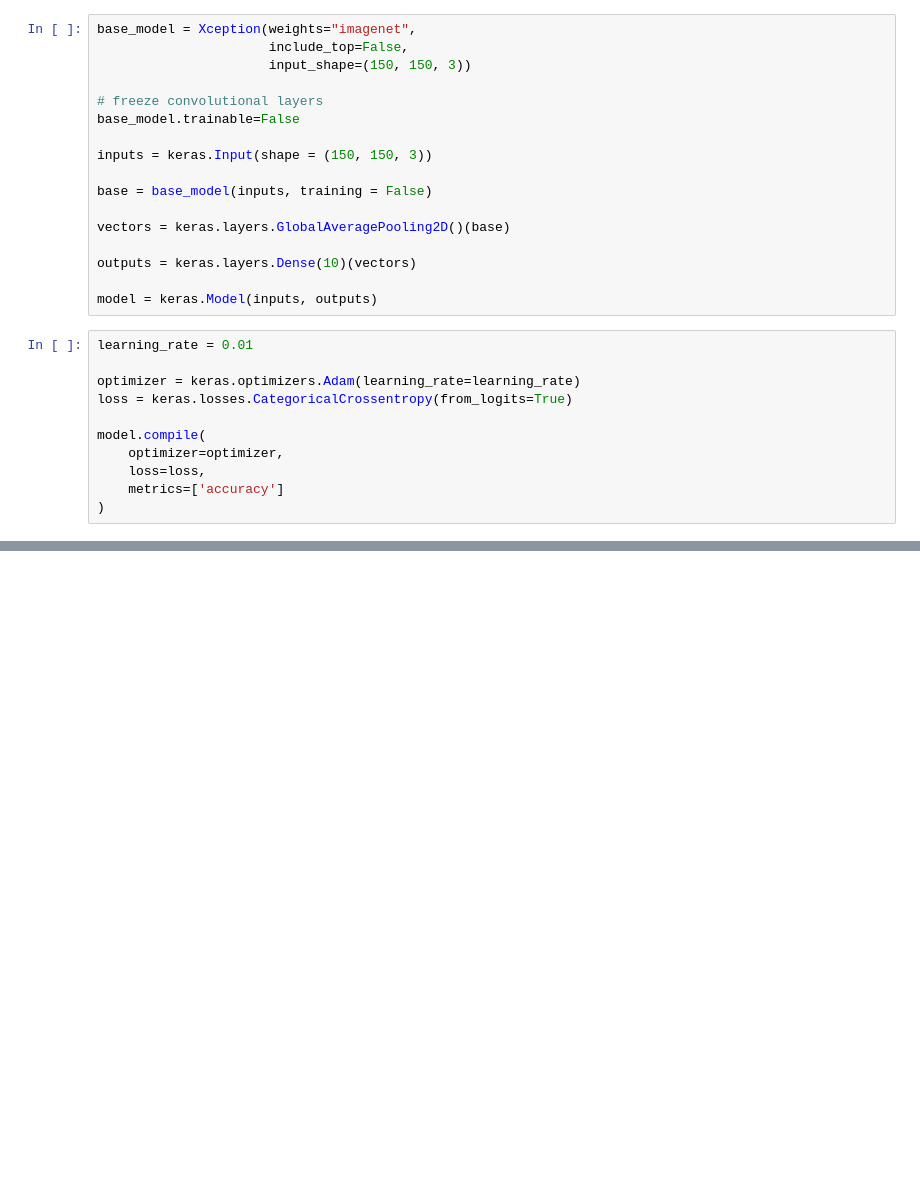
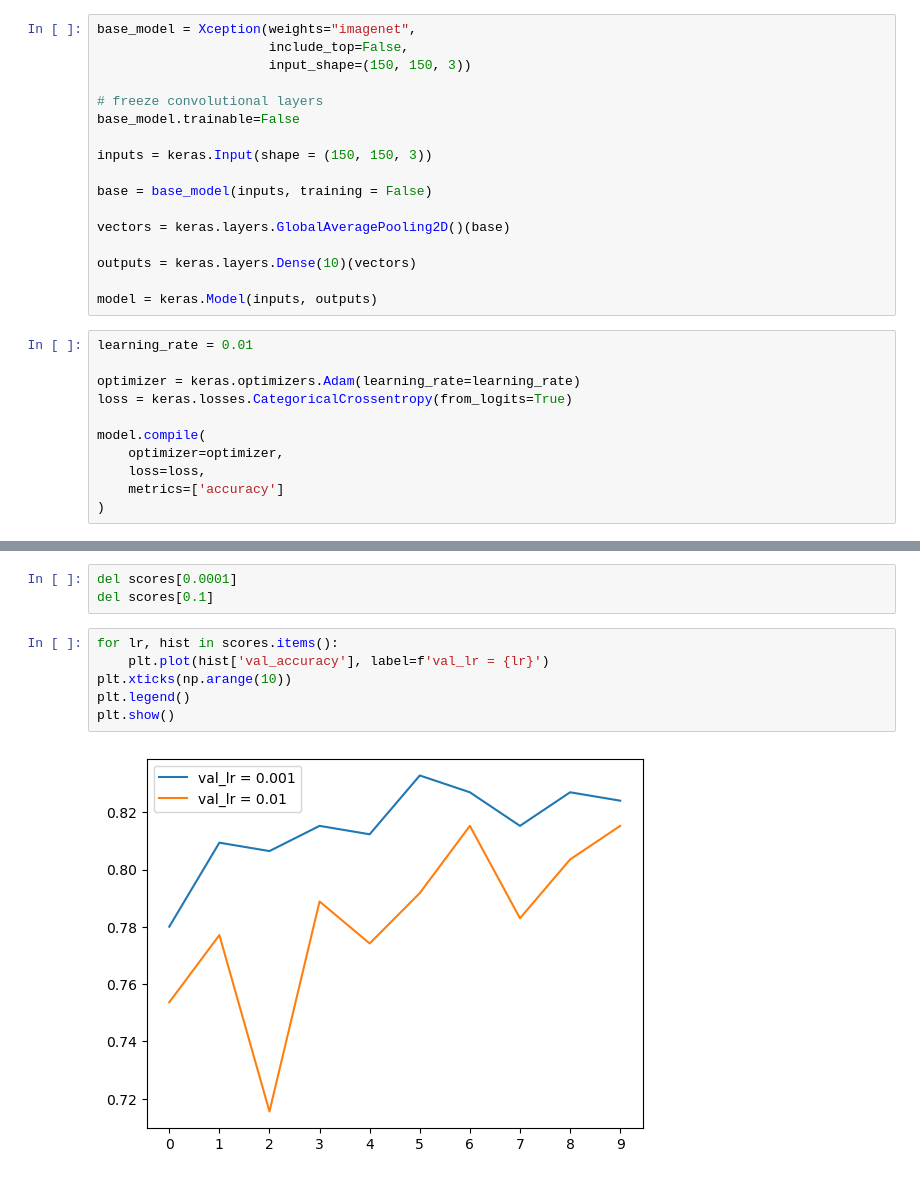
Before and after one commit to KingsleyElo/ml-zoomcamp-notes, a Jupyter notebook: 06_Deep Learning/neural_network_&_deep_learning.ipynb, the cells around one changed output, grey strips where cells are left out. Cells and saved outputs as stored; diff of their text form; blank space fills up the shorter version.

```diff
--- a/06_Deep Learning/neural_network_&_deep_learning.ipynb
+++ b/06_Deep Learning/neural_network_&_deep_learning.ipynb
@@ -199,0 +275,11 @@ plt.show()
+# %%
+del scores[0.0001]
+del scores[0.1]
+# %%
+for lr, hist in scores.items():
+    plt.plot(hist['val_accuracy'], label=f'val_lr = {lr}')
+plt.xticks(np.arange(10))
+plt.legend()
+plt.show()
+# %% [output]
+[figure, added]
```
Also changed, not shown: parts of 6 cells of this notebook.
